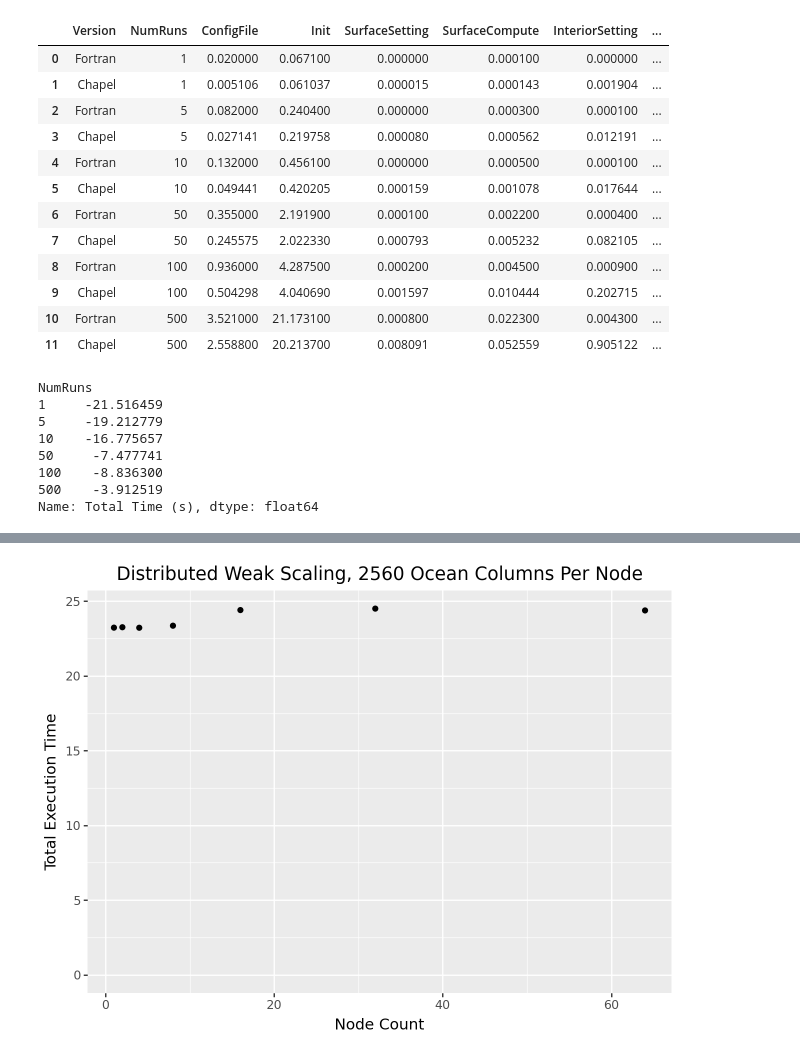
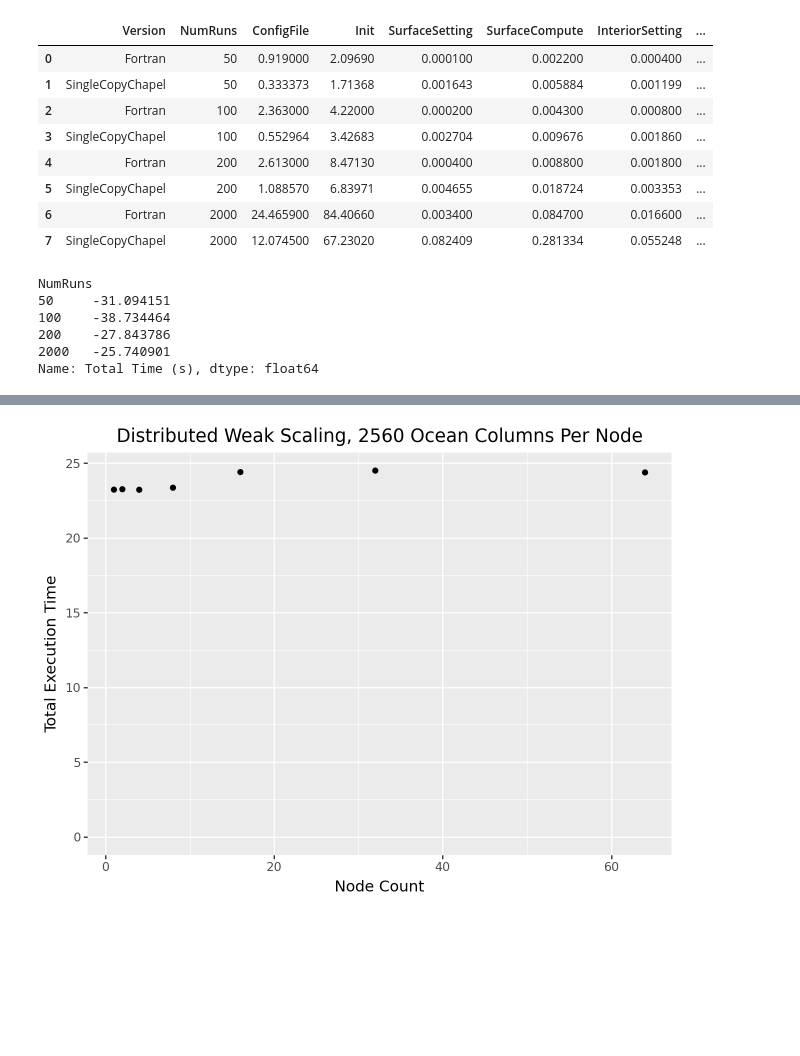
Before and after one commit to brandon-neth/MarblChapel, a Jupyter notebook: performance/analyze-and-plot.ipynb, the cells around one changed output, grey strips where cells are left out. Drawn from its saved outputs; the diff is of its cells as text; code cells hidden in the pictures; blank space fills up the shorter version.

```diff
--- a/performance/analyze-and-plot.ipynb
+++ b/performance/analyze-and-plot.ipynb
@@ -1,50 +1,47 @@
 # %%
 import pandas as pd
 from plotnine import *
 
 filename = 'overhead.csv'
 data = pd.read_csv(filename)
 
-total_columns = ['Init','ConfigFile','SurfaceSetting','SurfaceCompute','InteriorSetting','InteriorCompute']
+total_columns = [ 'Init','ConfigFile','SurfaceSetting','SurfaceCompute','InteriorSetting','InteriorCompute']
 setup_columns = ['Init','ConfigFile']
-stepping_columns = ['SurfaceSetting','SurfaceCompute','InteriorSetting','InteriorCompute']
+stepping_columns = ['SurfaceSetting','SurfaceCompute','InteriorSetting','InteriorCompute','CopyBack']
 
 data['Total Time (s)'] = data[['Init','ConfigFile','SurfaceSetting','SurfaceCompute','InteriorSetting','InteriorCompute']].sum(axis=1)
 data['Setup Time (s)'] = data[['Init','ConfigFile']].sum(axis=1)
 data['Surface Time (s)'] = data[['SurfaceSetting','SurfaceCompute']].sum(axis=1)
 data['Interior Time (s)'] = data[['InteriorSetting','InteriorCompute']].sum(axis=1)
 data['Stepping Time (s)'] = data['Surface Time (s)'] + data['Interior Time (s)']
+
+data = data[data['Version'] != "Chapel"]
 data = data.drop('IO', axis=1)
 data['OceanColumns'] = 5 * data['NumRuns']
 data
 # %% [output]
 |  | Version | NumRuns | ConfigFile | Init | SurfaceSetting | SurfaceCompute | InteriorSetting | ... |
-| 0 | Fortran | 1 | 0.020000 | 0.067100 | 0.000000 | 0.000100 | 0.000000 | ... |
-| 1 | Chapel | 1 | 0.005106 | 0.061037 | 0.000015 | 0.000143 | 0.001904 | ... |
-| 2 | Fortran | 5 | 0.082000 | 0.240400 | 0.000000 | 0.000300 | 0.000100 | ... |
-| 3 | Chapel | 5 | 0.027141 | 0.219758 | 0.000080 | 0.000562 | 0.012191 | ... |
-| 4 | Fortran | 10 | 0.132000 | 0.456100 | 0.000000 | 0.000500 | 0.000100 | ... |
-| 5 | Chapel | 10 | 0.049441 | 0.420205 | 0.000159 | 0.001078 | 0.017644 | ... |
-| 6 | Fortran | 50 | 0.355000 | 2.191900 | 0.000100 | 0.002200 | 0.000400 | ... |
-| 7 | Chapel | 50 | 0.245575 | 2.022330 | 0.000793 | 0.005232 | 0.082105 | ... |
-| 8 | Fortran | 100 | 0.936000 | 4.287500 | 0.000200 | 0.004500 | 0.000900 | ... |
-| 9 | Chapel | 100 | 0.504298 | 4.040690 | 0.001597 | 0.010444 | 0.202715 | ... |
-| 10 | Fortran | 500 | 3.521000 | 21.173100 | 0.000800 | 0.022300 | 0.004300 | ... |
-| 11 | Chapel | 500 | 2.558800 | 20.213700 | 0.008091 | 0.052559 | 0.905122 | ... |
+| 0 | Fortran | 50 | 0.919000 | 2.09690 | 0.000100 | 0.002200 | 0.000400 | ... |
+| 1 | SingleCopyChapel | 50 | 0.333373 | 1.71368 | 0.001643 | 0.005884 | 0.001199 | ... |
+| 2 | Fortran | 100 | 2.363000 | 4.22000 | 0.000200 | 0.004300 | 0.000800 | ... |
+| 3 | SingleCopyChapel | 100 | 0.552964 | 3.42683 | 0.002704 | 0.009676 | 0.001860 | ... |
+| 4 | Fortran | 200 | 2.613000 | 8.47130 | 0.000400 | 0.008800 | 0.001800 | ... |
+| 5 | SingleCopyChapel | 200 | 1.088570 | 6.83971 | 0.004655 | 0.018724 | 0.003353 | ... |
+| 6 | Fortran | 2000 | 24.465900 | 84.40660 | 0.003400 | 0.084700 | 0.016600 | ... |
+| 7 | SingleCopyChapel | 2000 | 12.074500 | 67.23020 | 0.082409 | 0.281334 | 0.055248 | ... |
 # %%
 chapel = data[data['Version'] == 'Chapel'].set_index('NumRuns')
+memcpy = data[data['Version'] == 'SingleCopyChapel'].set_index('NumRuns')
 fortran = data[data['Version'] == 'Fortran'].set_index('NumRuns')
-
-overheads = ((chapel['Total Time (s)'] - fortran['Total Time (s)']) / fortran['Total Time (s)']) * 100
+#simd_overheads=
+overheads = ((memcpy['Total Time (s)'] - fortran['Total Time (s)']) / fortran['Total Time (s)']) * 100
 overheads
 # %% [output]
 NumRuns
-1     -21.516459
-5     -19.212779
-10    -16.775657
-50     -7.477741
-100    -8.836300
-500    -3.912519
+50     -31.094151
+100    -38.734464
+200    -27.843786
+2000   -25.740901
 Name: Total Time (s), dtype: float64
 # %%
 # Overall performance comparison
```
Also changed, not shown: parts of 6 cells of this notebook, 10 other files.
